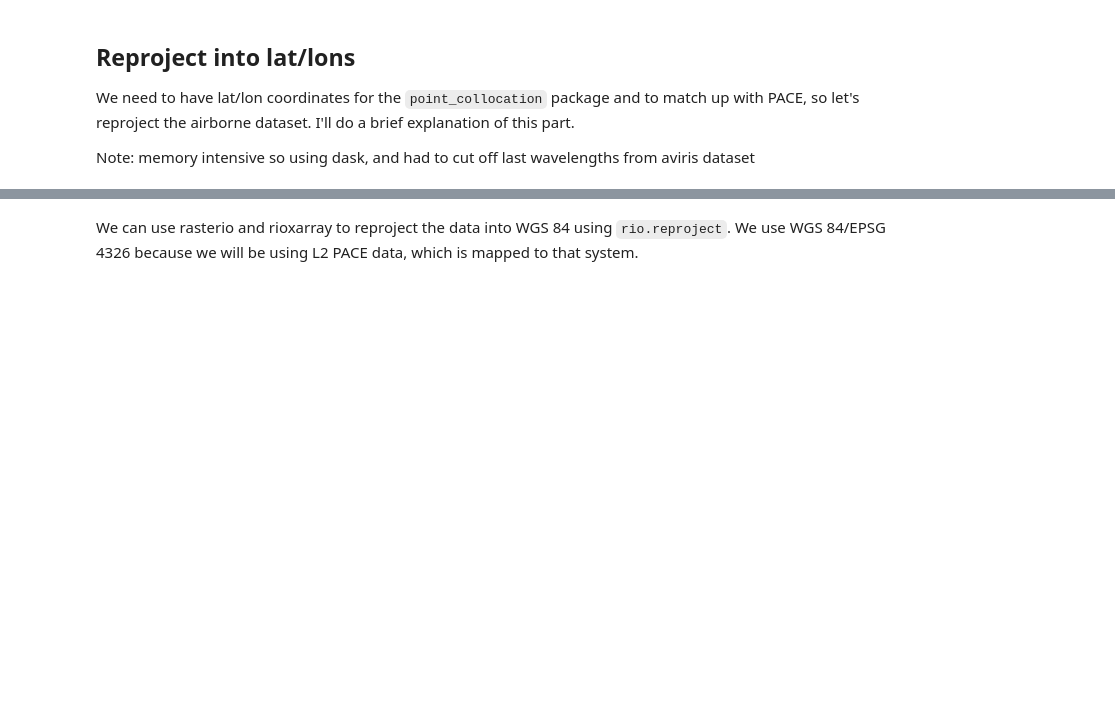
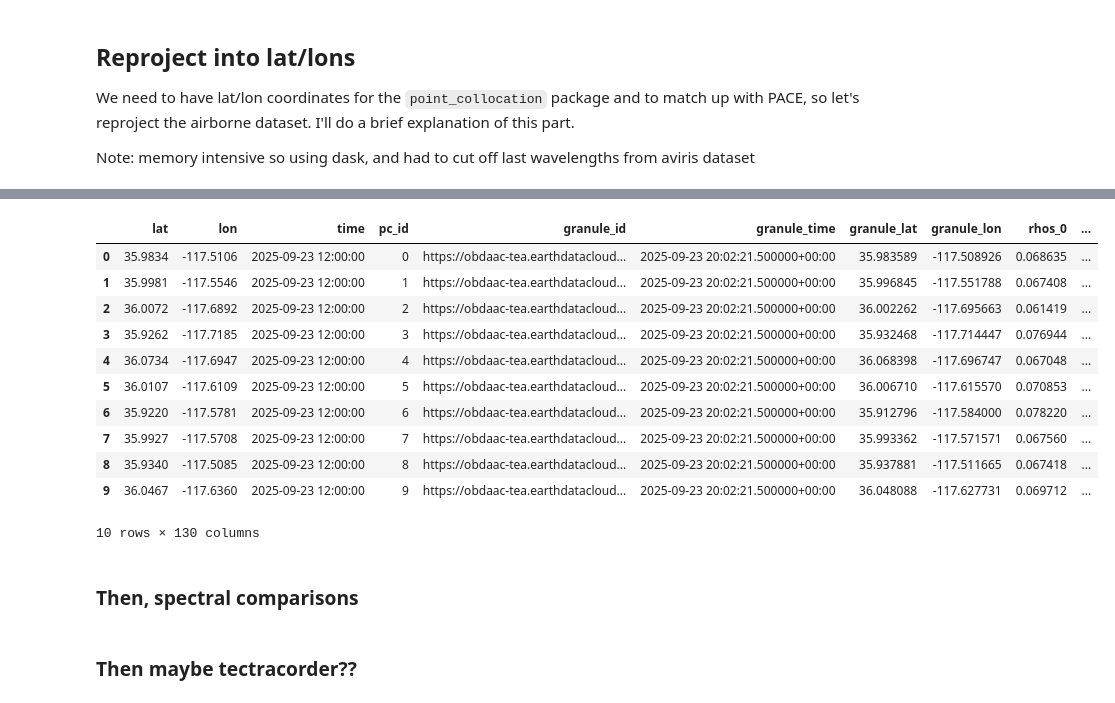
Before and after one commit to skyecaplan/pace_tutorials, a Jupyter notebook: pace_airborne_draft.ipynb, the cells around one changed output, grey strips where cells are left out. Saved outputs shown, nothing was run; the diff lists cells and outputs as text; code cells hidden in the pictures; blank space fills up the shorter version.

```diff
--- a/pace_airborne_draft.ipynb
+++ b/pace_airborne_draft.ipynb
@@ -236,0 +402,11 @@ air_rfl_84 = air_rfl.rio.reproject("EPSG:4326")
+# %%
+# now put points in df
+pt_df = pd.DataFrame(columns=["lat", "lon", "date"])
+
+for r,c in pairs:
+    pt_lat, pt_lon = np.round(air_rfl_84.latitude[r].data, 4), np.round(air_rfl_84.longitude[c].data, 4)
+    date = air_rfl_84.attrs["time_coverage_start"][:10]
+    row = [pt_lat, pt_lon, date]
+    pt_df.loc[len(pt_df)] = row
+
+pt_df
@@ -236,0 +425,12 @@ air_rfl_84 = air_rfl.rio.reproject("EPSG:4326")
+# %%
+# create a "plan" with point_collocation package
+plan = pc.plan(
+    pt_df,
+    data_source="earthaccess",
+    source_kwargs={
+        "short_name": "PACE_OCI_L2_SFREFL",
+    },
+    time_buffer="12h",
+              )
+
+plan.summary()
@@ -236,0 +476,25 @@ air_rfl_84 = air_rfl.rio.reproject("EPSG:4326")
+# %%
+# need the pace_l2 method to merge parts of the dataset, can prob do this with datatree?
+pace_l2 = {'xarray_open': 'dataset', 'merge': ['/geophysical_data', '/navigation_data']}
+res = pc.matchup(plan, variables=["rhos"], spatial_method="auto", open_method=pace_l2)
+# %%
+# will want to rename columns for this df i think
+# TODO: also, extract the spectra from the gemx data and merge with this results df to have
+#       insitu and satellite in one df
+#       Then can use previously written code for bandpass avg plotting etc.
+res
+# %% [output]
+|  | lat | lon | time | pc_id | granule_id | granule_time | granule_lat | granule_lon | rhos_0 | ... |
+| 0 | 35.9834 | -117.5106 | 2025-09-23 12:00:00 | 0 | https://obdaac-tea.earthdatacloud... | 2025-09-23 20:02:21.500000+00:00 | 35.983589 | -117.508926 | 0.068635 | ... |
+| 1 | 35.9981 | -117.5546 | 2025-09-23 12:00:00 | 1 | https://obdaac-tea.earthdatacloud... | 2025-09-23 20:02:21.500000+00:00 | 35.996845 | -117.551788 | 0.067408 | ... |
+| 2 | 36.0072 | -117.6892 | 2025-09-23 12:00:00 | 2 | https://obdaac-tea.earthdatacloud... | 2025-09-23 20:02:21.500000+00:00 | 36.002262 | -117.695663 | 0.061419 | ... |
+| 3 | 35.9262 | -117.7185 | 2025-09-23 12:00:00 | 3 | https://obdaac-tea.earthdatacloud... | 2025-09-23 20:02:21.500000+00:00 | 35.932468 | -117.714447 | 0.076944 | ... |
+| 4 | 36.0734 | -117.6947 | 2025-09-23 12:00:00 | 4 | https://obdaac-tea.earthdatacloud... | 2025-09-23 20:02:21.500000+00:00 | 36.068398 | -117.696747 | 0.067048 | ... |
+| 5 | 36.0107 | -117.6109 | 2025-09-23 12:00:00 | 5 | https://obdaac-tea.earthdatacloud... | 2025-09-23 20:02:21.500000+00:00 | 36.006710 | -117.615570 | 0.070853 | ... |
+| 6 | 35.9220 | -117.5781 | 2025-09-23 12:00:00 | 6 | https://obdaac-tea.earthdatacloud... | 2025-09-23 20:02:21.500000+00:00 | 35.912796 | -117.584000 | 0.078220 | ... |
+| 7 | 35.9927 | -117.5708 | 2025-09-23 12:00:00 | 7 | https://obdaac-tea.earthdatacloud... | 2025-09-23 20:02:21.500000+00:00 | 35.993362 | -117.571571 | 0.067560 | ... |
+| 8 | 35.9340 | -117.5085 | 2025-09-23 12:00:00 | 8 | https://obdaac-tea.earthdatacloud... | 2025-09-23 20:02:21.500000+00:00 | 35.937881 | -117.511665 | 0.067418 | ... |
+| 9 | 36.0467 | -117.6360 | 2025-09-23 12:00:00 | 9 | https://obdaac-tea.earthdatacloud... | 2025-09-23 20:02:21.500000+00:00 | 36.048088 | -117.627731 | 0.069712 | ... |
+10 rows × 130 columns
+# %% [markdown]
+### Then, spectral comparisons
@@ -237,4 +503,4 @@ air_rfl_84 = air_rfl.rio.reproject("EPSG:4326")
+# %% [markdown]
+### Then maybe tectracorder??
 # %%
 client.close()
-# %% [markdown]
-We can use rasterio and rioxarray to reproject the data into WGS 84 using `rio.reproject`. We use WGS 84/EPSG 4326 because we will be using L2 PACE data, which is mapped to that system.
```
Also changed, not shown: parts of 27 cells of this notebook.
